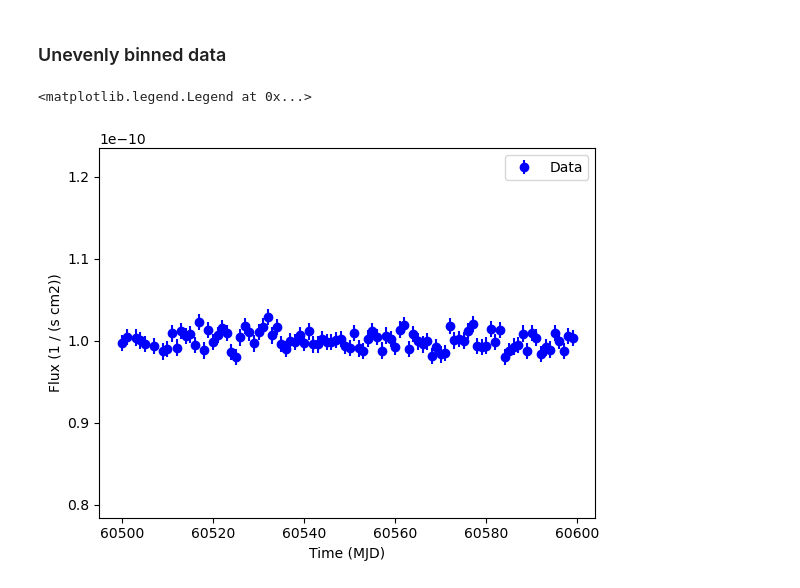
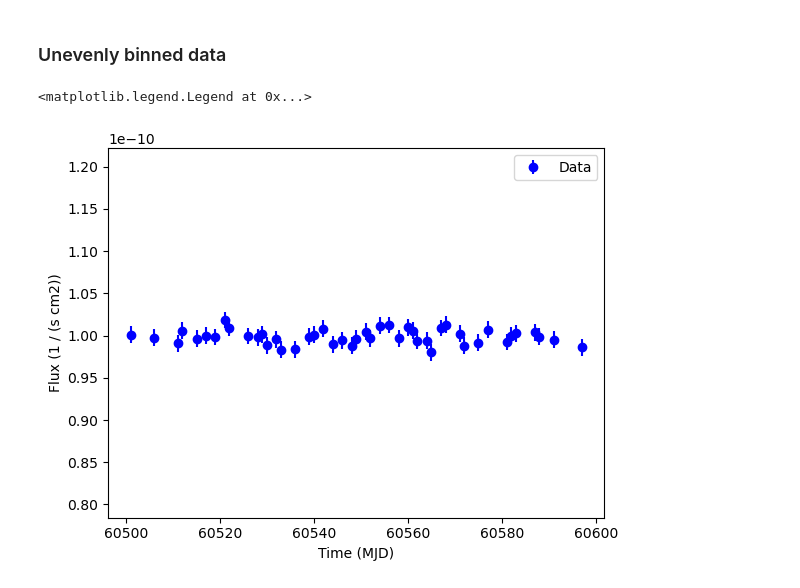
Before and after one commit to bkhelifi/CADS_2024, a Jupyter notebook: Beginners_handson/5. Timing analysis/5. Timing analysis - Introduction - Constant light curve.ipynb, the cells around one changed output. Drawn from its saved outputs; the diff is of its cells as text; code cells hidden in the pictures.

```diff
--- a/Beginners_handson/5. Timing analysis/5. Timing analysis - Introduction - Constant light curve.ipynb
+++ b/Beginners_handson/5. Timing analysis/5. Timing analysis - Introduction - Constant light curve.ipynb
@@ -287,7 +287,7 @@ Here, we want to assess whether our light curve derives from a random fluctuatio
 # %% [markdown]
 ### Unevenly binned data
 # %%
-remove = [2, 6, 8]
+remove = np.random.choice(np.arange(len(times)), size=int(0.8*len(times)))
 tmp_data = np.delete(data.value, remove)
 tmp_err = np.delete(data_err.value, remove)
 tmp_times = np.delete(times.value, remove)
@@ -297,14 +297,14 @@ data = tmp_data * mu.unit
 data_err = tmp_err * mu.unit
 # %%
 plt.errorbar(x=times.value, y=data.value, yerr=data_err.value,
-             # uplims=uplims,
+             uplims=uplims,
              fmt='bo',
              label='Data',
             )
 plt.xlabel('Time (MJD)')
 plt.ylabel(f'Flux ({data[0].unit})')
 plt.ylim(0.8*np.min(data.value), 1.2*np.max(data.value))
 plt.legend()
 # %% [output]
 <matplotlib.legend.Legend at 0x...>
-[figure, old version]
+[figure, new version]
```
Also changed, not shown: parts of 11 cells of this notebook.
